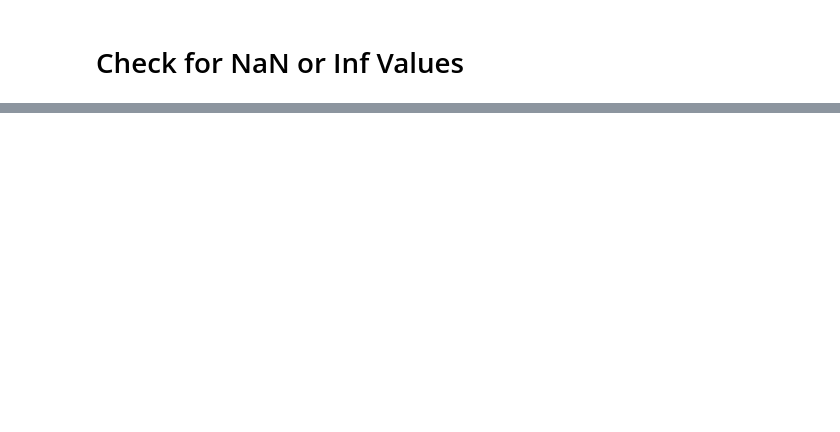
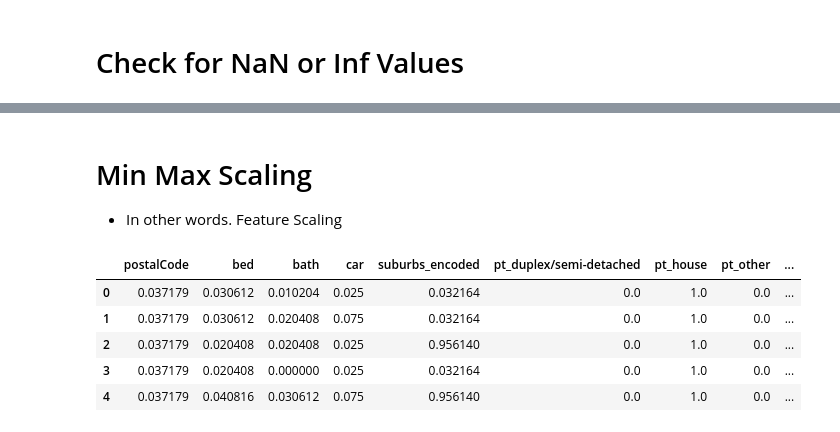
Before and after one commit to ItMeansBigMountain/Financial.Market.ML, a Jupyter notebook: Learning/4-Feature-Engineering-101.ipynb, the cells around one changed output, grey strips where cells are left out. Saved outputs shown, nothing was run; the diff lists cells and outputs as text; code cells hidden in the pictures; blank space fills up the shorter version.

```diff
--- a/Learning/4-Feature-Engineering-101.ipynb
+++ b/Learning/4-Feature-Engineering-101.ipynb
@@ -106,0 +214,16 @@ clean_df.isnull().values.any()
+# %% [markdown]
+# Min Max Scaling
+- In other words. Feature Scaling
+# %%
+df_scaling = clean_df.copy()
+mms = MinMaxScaler()
+df_scaling[df_scaling.columns]= mms.fit_transform(df_scaling)
+
+df_scaling.head()
+# %% [output]
+|  | postalCode | bed | bath | car | suburbs_encoded | pt_duplex/semi-detached | pt_house | pt_other | ... |
+| 0 | 0.037179 | 0.030612 | 0.010204 | 0.025 | 0.032164 | 0.0 | 1.0 | 0.0 | ... |
+| 1 | 0.037179 | 0.030612 | 0.020408 | 0.075 | 0.032164 | 0.0 | 1.0 | 0.0 | ... |
+| 2 | 0.037179 | 0.020408 | 0.020408 | 0.025 | 0.956140 | 0.0 | 1.0 | 0.0 | ... |
+| 3 | 0.037179 | 0.020408 | 0.000000 | 0.025 | 0.032164 | 0.0 | 1.0 | 0.0 | ... |
+| 4 | 0.037179 | 0.040816 | 0.030612 | 0.075 | 0.956140 | 0.0 | 1.0 | 0.0 | ... |
```
Also changed, not shown: parts of 14 cells of this notebook.
